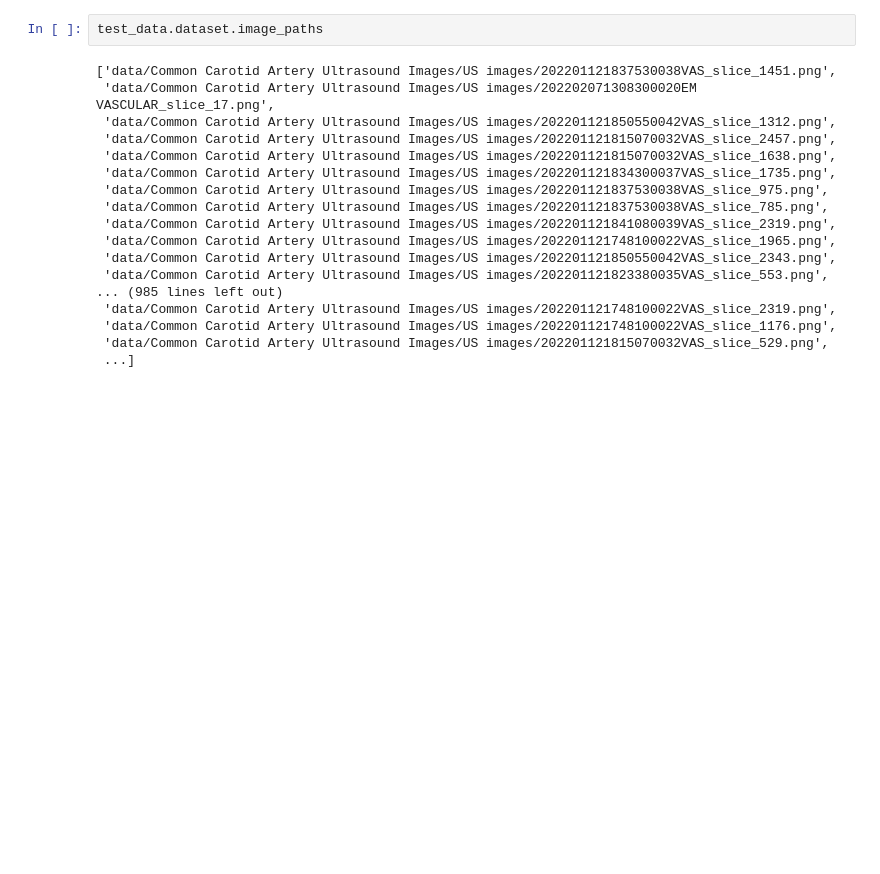
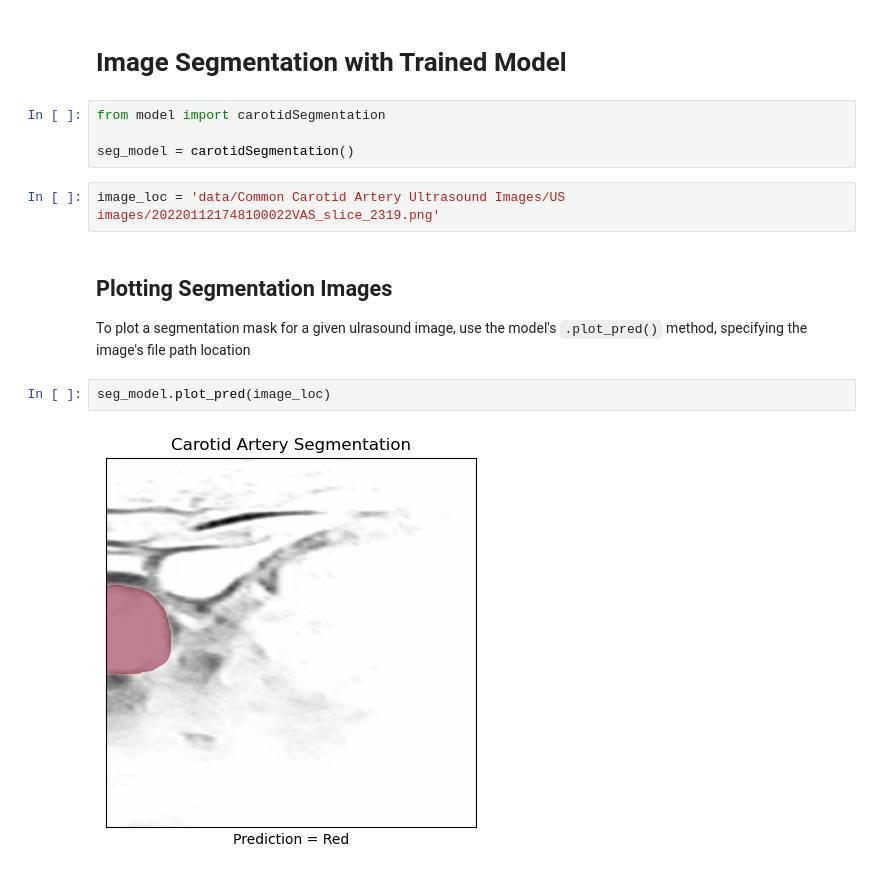
Before and after one commit to trevorwitter/carotid-segmentation, a Jupyter notebook: example_inference.ipynb, the cells around one changed output. Cells and saved outputs as stored; diff of their text form; blank space fills up the shorter version.

```diff
--- a/example_inference.ipynb
+++ b/example_inference.ipynb
@@ -83,20 +1,15 @@ torch.Size([1, 3, 512, 512])
-# %%
-test_data.dataset.image_paths
-# %% [output]
-['data/Common Carotid Artery Ultrasound Images/US images/202201121837530038VAS_slice_1451.png',
- 'data/Common Carotid Artery Ultrasound Images/US images/202202071308300020EM VASCULAR_slice_17.png',
- 'data/Common Carotid Artery Ultrasound Images/US images/202201121850550042VAS_slice_1312.png',
- 'data/Common Carotid Artery Ultrasound Images/US images/202201121815070032VAS_slice_2457.png',
- 'data/Common Carotid Artery Ultrasound Images/US images/202201121815070032VAS_slice_1638.png',
- 'data/Common Carotid Artery Ultrasound Images/US images/202201121834300037VAS_slice_1735.png',
- 'data/Common Carotid Artery Ultrasound Images/US images/202201121837530038VAS_slice_975.png',
- 'data/Common Carotid Artery Ultrasound Images/US images/202201121837530038VAS_slice_785.png',
- 'data/Common Carotid Artery Ultrasound Images/US images/202201121841080039VAS_slice_2319.png',
- 'data/Common Carotid Artery Ultrasound Images/US images/202201121748100022VAS_slice_1965.png',
- 'data/Common Carotid Artery Ultrasound Images/US images/202201121850550042VAS_slice_2343.png',
- 'data/Common Carotid Artery Ultrasound Images/US images/202201121823380035VAS_slice_553.png',
-... (985 lines left out)
- 'data/Common Carotid Artery Ultrasound Images/US images/202201121748100022VAS_slice_2319.png',
- 'data/Common Carotid Artery Ultrasound Images/US images/202201121748100022VAS_slice_1176.png',
- 'data/Common Carotid Artery Ultrasound Images/US images/202201121815070032VAS_slice_529.png',
- ...]
+# %% [markdown]
+# Image Segmentation with Trained Model
+# %%
+from model import carotidSegmentation
+
+seg_model = carotidSegmentation()
+# %%
+image_loc = 'data/Common Carotid Artery Ultrasound Images/US images/202201121748100022VAS_slice_2319.png'
+# %% [markdown]
+## Plotting Segmentation Images
+To plot a segmentation mask for a given ulrasound image, use the model's `.plot_pred()` method, specifying the image's file path location
+# %%
+seg_model.plot_pred(image_loc)
+# %% [output]
+[figure, added]
```
Also changed, not shown: parts of 9 cells of this notebook, 1 other file.
